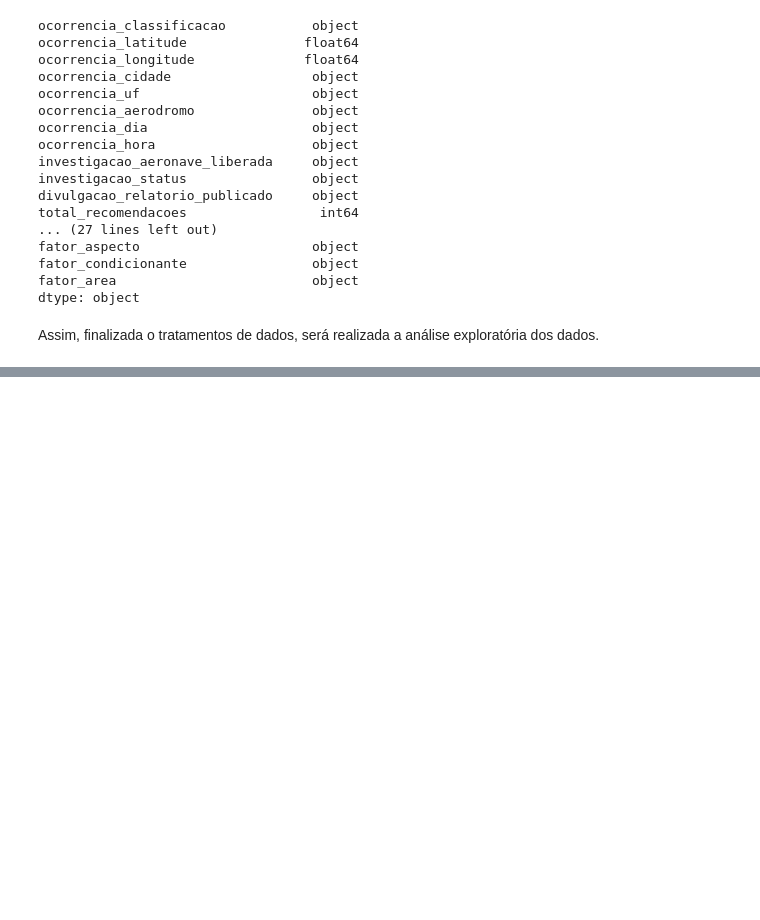
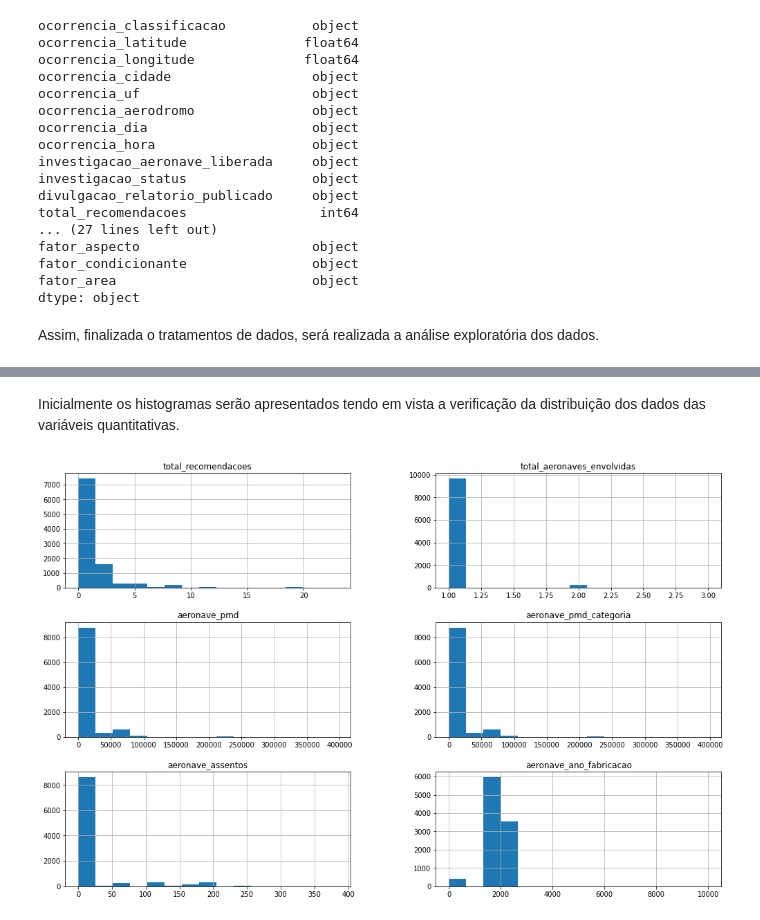
Before and after one commit to guilherme-beserra/TCC---PUC-Minas, a Jupyter notebook: Classificação_para_predição_de_vítima_fatal_em_acidente_aéreo.ipynb, the cells around one changed output, grey strips where cells are left out. Saved outputs shown, nothing was run; the diff lists cells and outputs as text; code cells hidden in the pictures; blank space fills up the shorter version.

```diff
--- a/Classificação_para_predição_de_vítima_fatal_em_acidente_aéreo.ipynb
+++ b/Classificação_para_predição_de_vítima_fatal_em_acidente_aéreo.ipynb
@@ -913,0 +922,3 @@ Assim, finalizada o tratamentos de dados, será realizada a análise exploratór
+# %%
+# primeiramente vamos alterar a varável alvo para 0 ou 1, onde 1 será atribuída a linha que tiver pelo menos uma vítima de acidente e 0, caso contrário
+df_unificada_clean['aeronave_fatalidades_total'] = df_unificada_clean['aeronave_fatalidades_total'].apply(lambda x: 1 if x >= 1 else 0)
@@ -913,0 +938,7 @@ Assim, finalizada o tratamentos de dados, será realizada a análise exploratór
+# %% [markdown]
+Inicialmente os histogramas serão apresentados tendo em vista a verificação da distribuição dos dados das variáveis quantitativas.
+# %%
+df_unificada_clean[['total_recomendacoes','total_aeronaves_envolvidas','aeronave_pmd', 'aeronave_pmd_categoria',
+                    'aeronave_assentos', 'aeronave_ano_fabricacao']].hist(bins=15, figsize=(17,11));
+# %% [output]
+[figure, added]
```
Also changed, not shown: parts of 16 cells of this notebook.
